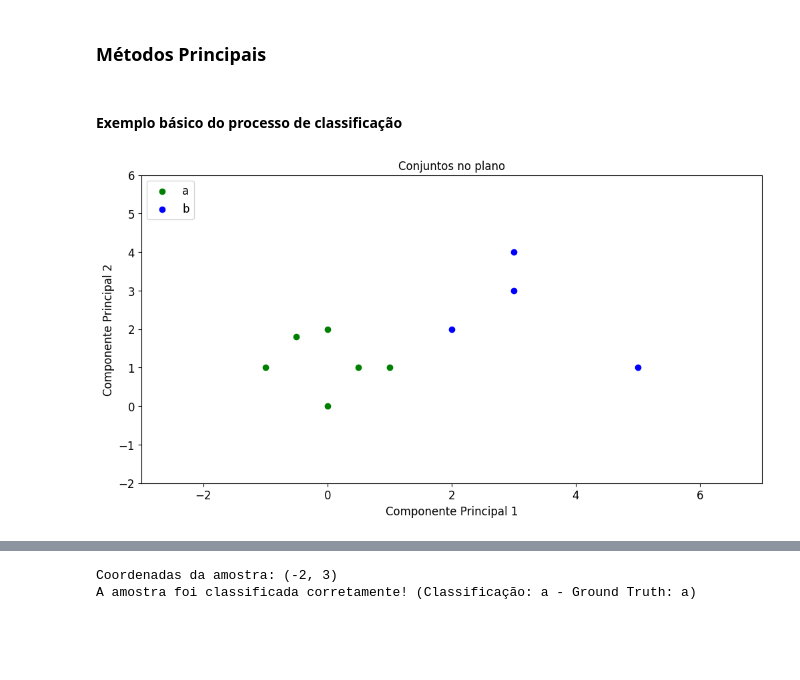
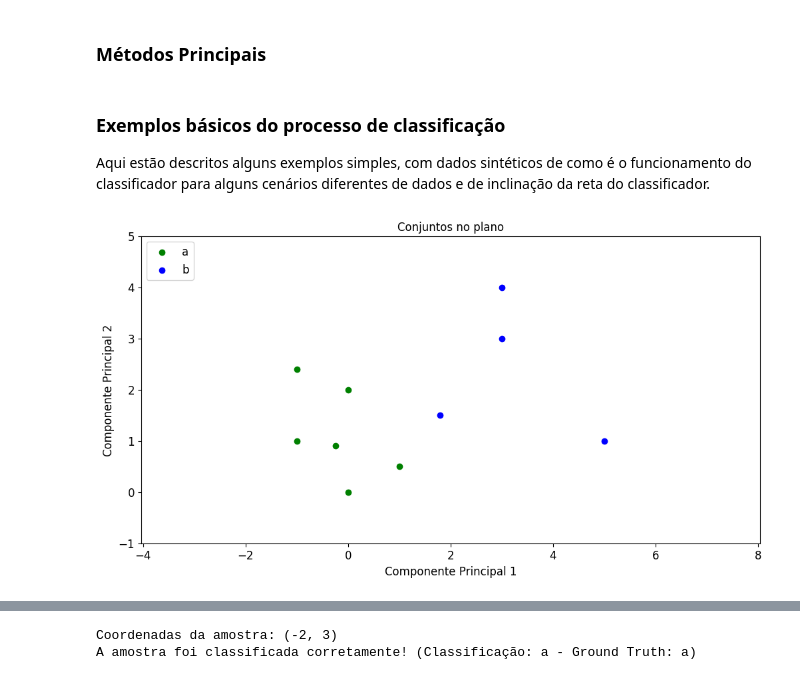
Before and after one commit to vinisilvag/geometry-classifier, a Jupyter notebook: src/main.ipynb, the cells around one changed output, grey strips where cells are left out. Cells and saved outputs as stored; diff of their text form; code cells hidden in the pictures; blank space fills up the shorter version.

Commit message:
fix visualization and linear regression

```diff
--- a/src/main.ipynb
+++ b/src/main.ipynb
@@ -102,8 +112,10 @@ def plot_sets(set_a, set_b, label_a = "", label_b = "", title = "Conjuntos no pl
     plt.scatter([item.x for item in set_a], [item.y for item in set_a], color="green", label=label_a)
     plt.scatter([item.x for item in set_b], [item.y for item in set_b], color="blue", label=label_b)
 
-    plt.xlim([min(item.x for item in set_a + set_b) - 2, max(item.x for item in set_a + set_b) + 2])
-    plt.ylim([min(item.y for item in set_a + set_b) - 2, max(item.y for item in set_a + set_b) + 2])
+    plt.axis('equal')
+
+    plt.xlim([min(item.x for item in set_a + set_b) - 1, max(item.x for item in set_a + set_b) + 1])
+    plt.ylim([min(item.y for item in set_a + set_b) - 1, max(item.y for item in set_a + set_b) + 1])
 
     plt.title(title)
     plt.xlabel("Componente Principal 1")
@@ -124,8 +136,10 @@ def plot_hulls(set_a, set_b, hull_a, hull_b, label_a = "", label_b = "", title =
     plt.plot([item.x for item in hull_a], [item.y for item in hull_a], "-g")
     plt.plot([item.x for item in hull_b], [item.y for item in hull_b], "-b")
 
-    plt.xlim([min(item.x for item in set_a + set_b) - 2, max(item.x for item in set_a + set_b) + 2])
-    plt.ylim([min(item.y for item in set_a + set_b) - 2, max(item.y for item in set_a + set_b) + 2])
+    plt.axis('equal')
+
+    plt.xlim([min(item.x for item in hull_a + hull_b) - 1, max(item.x for item in hull_a + hull_b) + 1])
+    plt.ylim([min(item.y for item in hull_a + hull_b) - 1, max(item.y for item in hull_a + hull_b) + 1])
 
     plt.title(title)
     plt.xlabel("Componente Principal 1")
@@ -150,14 +164,16 @@ def plot_classifier(set_a, set_b, hull_a, hull_b, b0, b1, point_a, point_b, labe
 
     midpoint = ((point_a.x + (point_b.x - point_a.x) / 2), (point_a.y + (point_b.y - point_a.y) / 2))
 
-    line_x = np.linspace(min(item.x for item in set_a + set_b) - 2, max(item.x for item in set_a + set_b) + 2, 100)
+    line_x = np.linspace(min(item.x for item in hull_a + hull_b) - 5, max(item.x for item in hull_a + hull_b) + 5, 100)
     line_y = b1 * line_x + b0
 
     plt.plot(midpoint[0], midpoint[1], "ok")
     plt.plot(line_x, line_y, '-r')
 
-    plt.xlim([min(item.x for item in set_a + set_b) - 2, max(item.x for item in set_a + set_b) + 2])
-    plt.ylim([min(item.y for item in set_a + set_b) - 2, max(item.y for item in set_a + set_b) + 2])
+    plt.axis('equal')
+
+    plt.xlim([min(item.x for item in hull_a + hull_b) - 1, max(item.x for item in hull_a + hull_b) + 1])
+    plt.ylim([min(item.y for item in hull_a + hull_b) - 1, max(item.y for item in hull_a + hull_b) + 1])
 
     plt.title(title)
     plt.xlabel("Componente Principal 1")
@@ -347,19 +461,21 @@ def classify_sample(b0, b1, up_label, down_label, sample):
     else:
         return up_label
 # %% [markdown]
-#### __Exemplo básico do processo de classificação__
+### __Exemplos básicos do processo de classificação__
+
+Aqui estão descritos alguns exemplos simples, com dados sintéticos de como é o funcionamento do classificador para alguns cenários diferentes de dados e de inclinação da reta do classificador.
 # %%
 # Conjuntos sintéticos
 
 label_a = "a"
 label_b = "b"
 
-set_a = [Sample(-0.5, 1.8, label_a), Sample(0, 0, label_a), Sample(0.5, 1, label_a), Sample(0, 2, label_a), Sample(1, 1, label_a), Sample(-1, 1, label_a)]
-set_b = [Sample(2, 2, label_b), Sample(3, 4, label_b), Sample(5, 1, label_b), Sample(3, 3, label_b)]
+set_a = [Sample(0, 2, label_a), Sample(0, 0, label_a), Sample(-0.25, 0.9, label_a), Sample(-1, 2.4, label_a), Sample(1, 0.5, label_a), Sample(-1, 1, label_a)]
+set_b = [Sample(1.8, 1.5, label_b), Sample(3, 4, label_b), Sample(5, 1, label_b), Sample(3, 3, label_b)]
 
 plot_sets(set_a, set_b, label_a, label_b)
 # %% [output]
-[figure, old version]
+[figure, new version]
 # %%
 # Envoltórias Convexas
 
```
Also changed, not shown: parts of 15 cells of this notebook, 3 other files.
